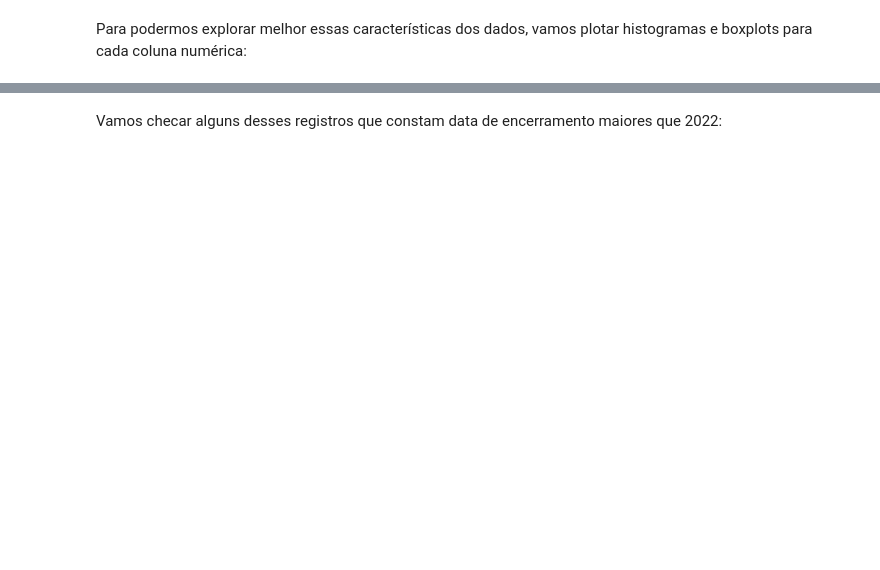
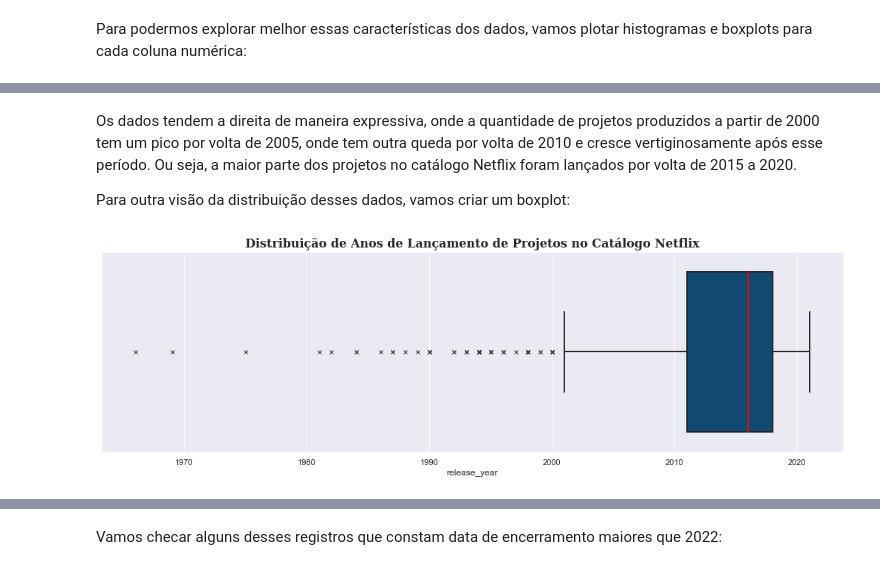
Before and after one commit to JoSEPHDev2022/netflix_movies_analise, a Jupyter notebook: analise.ipynb, the cells around one changed output, grey strips where cells are left out. Drawn from its saved outputs; the diff is of its cells as text; code cells hidden in the pictures; blank space fills up the shorter version.

```diff
--- a/analise.ipynb
+++ b/analise.ipynb
@@ -643,0 +646,21 @@ Como um primeiro passo, vamos utilizar o comando .describe() nas colunas numéri
+# %%
+def create_boxplot(data: pd.DataFrame, column: pd.Series, plot_title: str) -> sns.boxplot:
+    '''Retorna um Boxplot detalhado sobre os dados fornecidos.
+
+    PARÂMETROS
+        - data: Um DataFrame do Pandas contendo os dados;
+        - column: Uma Series do Pandas contendo os dados desejados para plotagem;
+        - plot_title: O título desejado para o plot.
+    '''
+    fig, ax1 = plt.subplots(figsize=(18, 5))
+
+    ax2 = sns.boxplot(data=data, x=column,
+                      flierprops={"marker": "x"},
+                      medianprops={"color": "red"},
+                      color='#004d80', linewidth=2)
+
+    ax2.set_title(plot_title,
+                  loc='center',
+                  fontdict={'size': 16,
+                            'weight': 'bold',
+                            'family': 'serif'})
@@ -757,0 +758,10 @@ df_movies_clean = df_movies_clean.drop(
+# %% [markdown]
+Os dados tendem a direita de maneira expressiva, onde a quantidade de projetos produzidos a partir de 2000 tem um pico por volta de 2005, onde tem outra queda por volta de 2010 e cresce vertiginosamente após esse período. Ou seja, a maior parte dos projetos no catálogo Netflix foram lançados por volta de 2015 a 2020.
+
+Para outra visão da distribuição desses dados, vamos criar um boxplot:
+# %%
+# Boxplot:
+create_boxplot(release_year_data, release_year_data['release_year'],
+              'Distribuição de Anos de Lançamento de Projetos no Catálogo Netflix')
+# %% [output]
+[figure, added]
```
Also changed, not shown: parts of 79 cells of this notebook.
